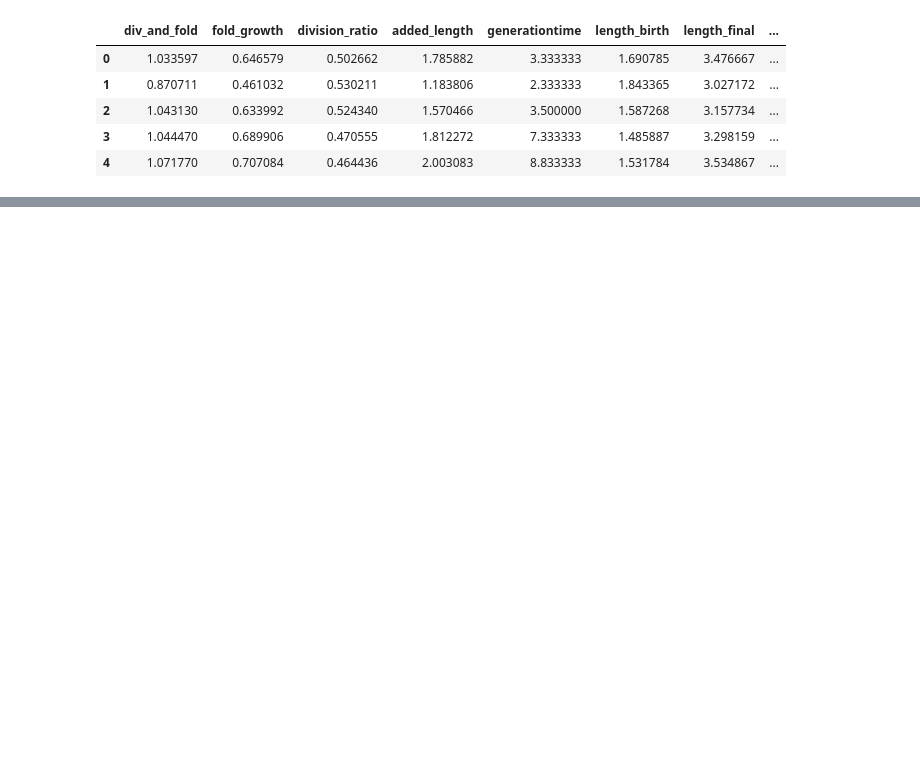
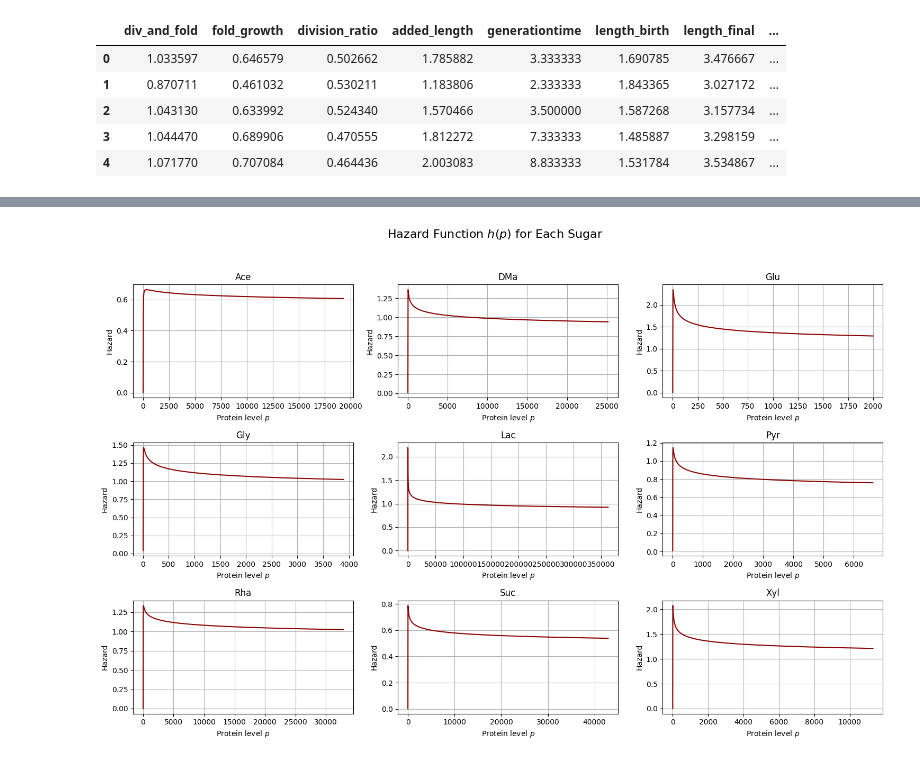
Before and after one commit to Vladi700/PoD_microbial_growth, a Jupyter notebook: Microbial_Growth-main.ipynb, the cells around one changed output, grey strips where cells are left out. Saved outputs shown, nothing was run; the diff lists cells and outputs as text; code cells hidden in the pictures; blank space fills up the shorter version.

```diff
--- a/Microbial_Growth-main.ipynb
+++ b/Microbial_Growth-main.ipynb
@@ -16,0 +141,40 @@ df.head()
+# %%
+import numpy as np
+import matplotlib.pyplot as plt
+from scipy.stats import lognorm
+import pandas as pd
+
+alpha = 0.9
+m0 = 1.0
+c = 1.0
+
+fig, axes = plt.subplots(3, 3, figsize=(15, 10))
+fig.suptitle("Hazard Function $h(p)$ for Each Sugar", fontsize=16)
+axes = axes.flatten()
+
+for i, sugar in enumerate(sugars):
+    ax = axes[i]
+    t_data = df_list[sugar]["generationtime"].dropna()
+    t_data = pd.to_numeric(t_data, errors="coerce")
+    t_data = t_data[t_data > 0]
+
+    shape, loc, scale = lognorm.fit(t_data, floc=0)
+
+    t = np.linspace(t_data.min(), t_data.max(), 500)
+    pdf = lognorm.pdf(t, s=shape, loc=loc, scale=scale)
+    cdf = lognorm.cdf(t, s=shape, loc=loc, scale=scale)
+    survival = 1 - cdf
+    hazard_t = pdf / survival
+
+    p = c * m0 * (np.exp(alpha * t) - 1)
+
+    ax.plot(p, hazard_t, color="darkred", label="Hazard $h(p)$")
+    ax.set_title(sugar)
+    ax.set_xlabel("Protein level $p$")
+    ax.set_ylabel("Hazard")
+    ax.grid(True)
+
+plt.tight_layout(rect=[0, 0, 1, 0.95])
+plt.show()
+# %% [output]
+[figure, added]
```
Also changed, not shown: parts of 9 cells of this notebook, 1 other file.
